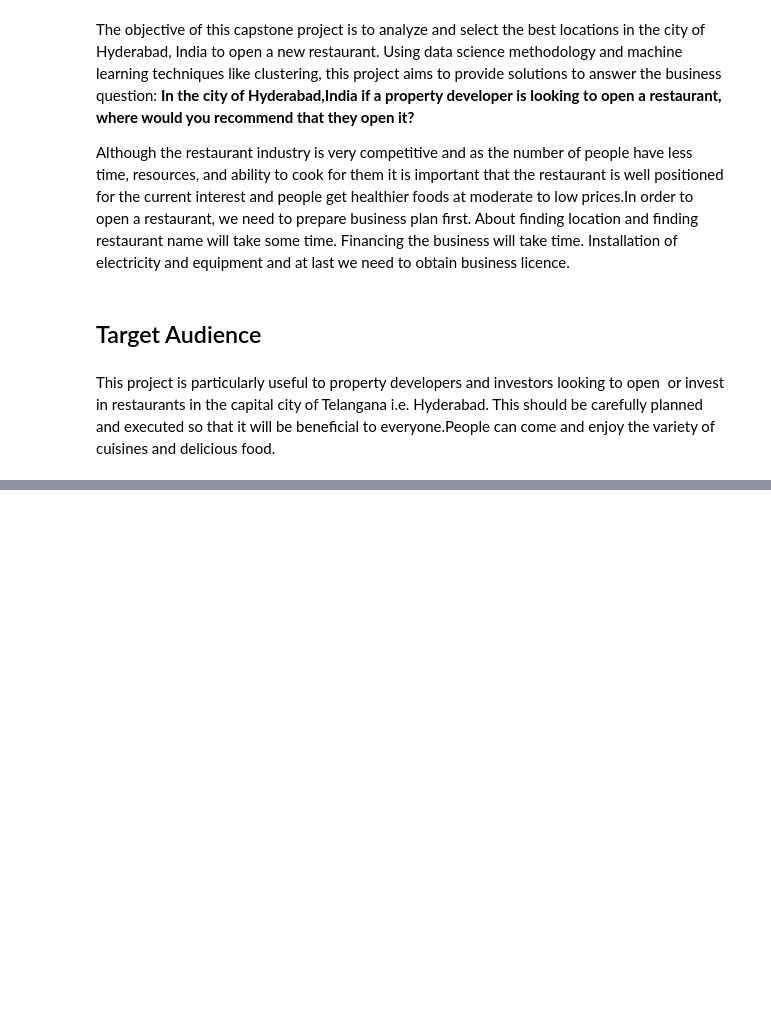
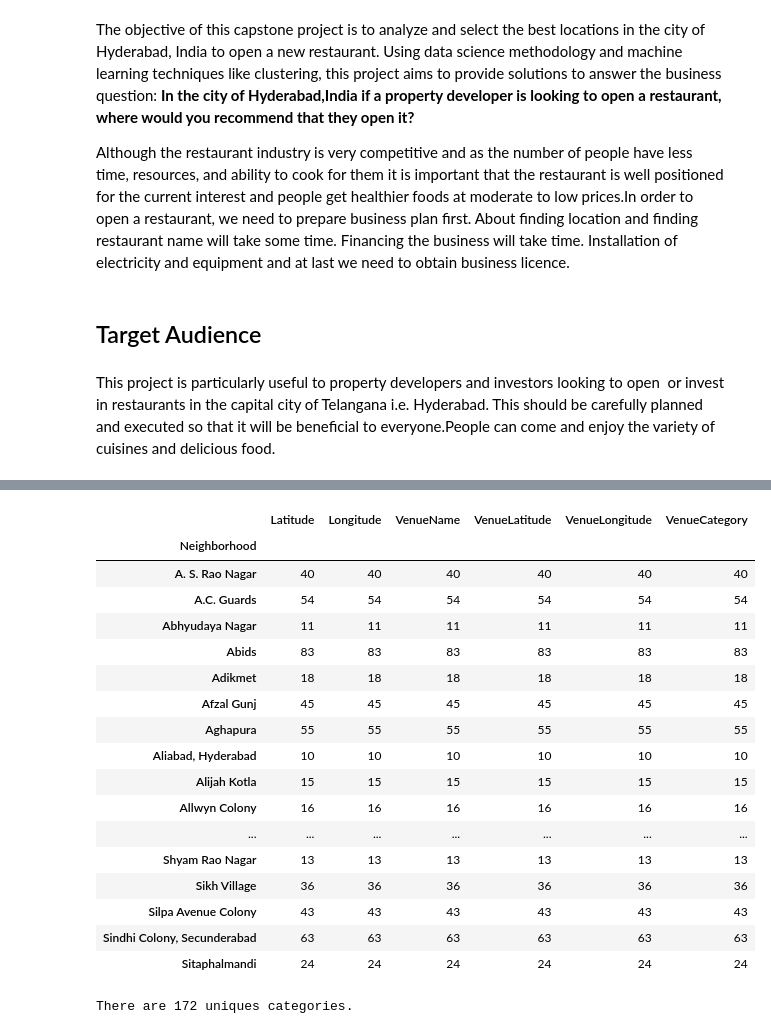
Before and after one commit to Rithik37/Data-Science-Capstone-Project, a Jupyter notebook: Capstone4.ipynb, the cells around one changed output, grey strips where cells are left out. Saved outputs shown, nothing was run; the diff lists cells and outputs as text; code cells hidden in the pictures; blank space fills up the shorter version.

```diff
--- a/Capstone4.ipynb
+++ b/Capstone4.ipynb
@@ -20,0 +219,2 @@ This project is particularly useful to property developers and investors looking
+# %%
+df_2=pd.DataFrame(coords,columns=['Latitude','Longitude'])
@@ -20,0 +238,2 @@ This project is particularly useful to property developers and investors looking
+# %%
+map=folium.Map(location=[latitude,longitude],zoom_start=10)
@@ -20,0 +269,39 @@ This project is particularly useful to property developers and investors looking
+# %%
+radius = 2000
+LIMIT = 100
+
+venues = []
+
+for lat, long, neighborhood in zip(df1['Latitude'], df1['Longitude'], df1['neighborhoods']):
+
+    # create the API request URL
+    url = "https://api.foursquare.com/v2/venues/explore?client_id={}&client_secret={}&v={}&ll={},{}&radius={}&limit={}".format(
+        CLIENT_ID,
+        CLIENT_SECRET,
+        VERSION,
+        lat,
+        long,
+        radius,
+        LIMIT)
+
+    # make the GET request
+    results = requests.get(url).json()["response"]['groups'][0]['items']
+
+    # return only relevant information for each nearby venue
+    for venue in results:
+        venues.append((
+            neighborhood,
+            lat,
+            long,
+            venue['venue']['name'],
+            venue['venue']['location']['lat'],
+            venue['venue']['location']['lng'],
+            venue['venue']['categories'][0]['name']))
+# %%
+venues_df = pd.DataFrame(venues)
+
+# define the column names
+venues_df.columns = ['Neighborhood', 'Latitude', 'Longitude', 'VenueName', 'VenueLatitude', 'VenueLongitude', 'VenueCategory']
+
+print(venues_df.shape)
+venues_df.head()
@@ -20,0 +316,25 @@ This project is particularly useful to property developers and investors looking
+# %%
+venues_df.groupby(['Neighborhood']).count()
+# %% [output]
+|  | Latitude | Longitude | VenueName | VenueLatitude | VenueLongitude | VenueCategory |
+| Neighborhood |  |  |  |  |  |  |
+| A. S. Rao Nagar | 40 | 40 | 40 | 40 | 40 | 40 |
+| A.C. Guards | 54 | 54 | 54 | 54 | 54 | 54 |
+| Abhyudaya Nagar | 11 | 11 | 11 | 11 | 11 | 11 |
+| Abids | 83 | 83 | 83 | 83 | 83 | 83 |
+| Adikmet | 18 | 18 | 18 | 18 | 18 | 18 |
+| Afzal Gunj | 45 | 45 | 45 | 45 | 45 | 45 |
+| Aghapura | 55 | 55 | 55 | 55 | 55 | 55 |
+| Aliabad, Hyderabad | 10 | 10 | 10 | 10 | 10 | 10 |
+| Alijah Kotla | 15 | 15 | 15 | 15 | 15 | 15 |
+| Allwyn Colony | 16 | 16 | 16 | 16 | 16 | 16 |
+| ... | ... | ... | ... | ... | ... | ... |
+| Shyam Rao Nagar | 13 | 13 | 13 | 13 | 13 | 13 |
+| Sikh Village | 36 | 36 | 36 | 36 | 36 | 36 |
+| Silpa Avenue Colony | 43 | 43 | 43 | 43 | 43 | 43 |
+| Sindhi Colony, Secunderabad | 63 | 63 | 63 | 63 | 63 | 63 |
+| Sitaphalmandi | 24 | 24 | 24 | 24 | 24 | 24 |
+# %%
+print('There are {} uniques categories.'.format(len(venues_df['VenueCategory'].unique())))
+# %% [output]
+There are 172 uniques categories.
```
Also changed, not shown: parts of 48 cells of this notebook.
